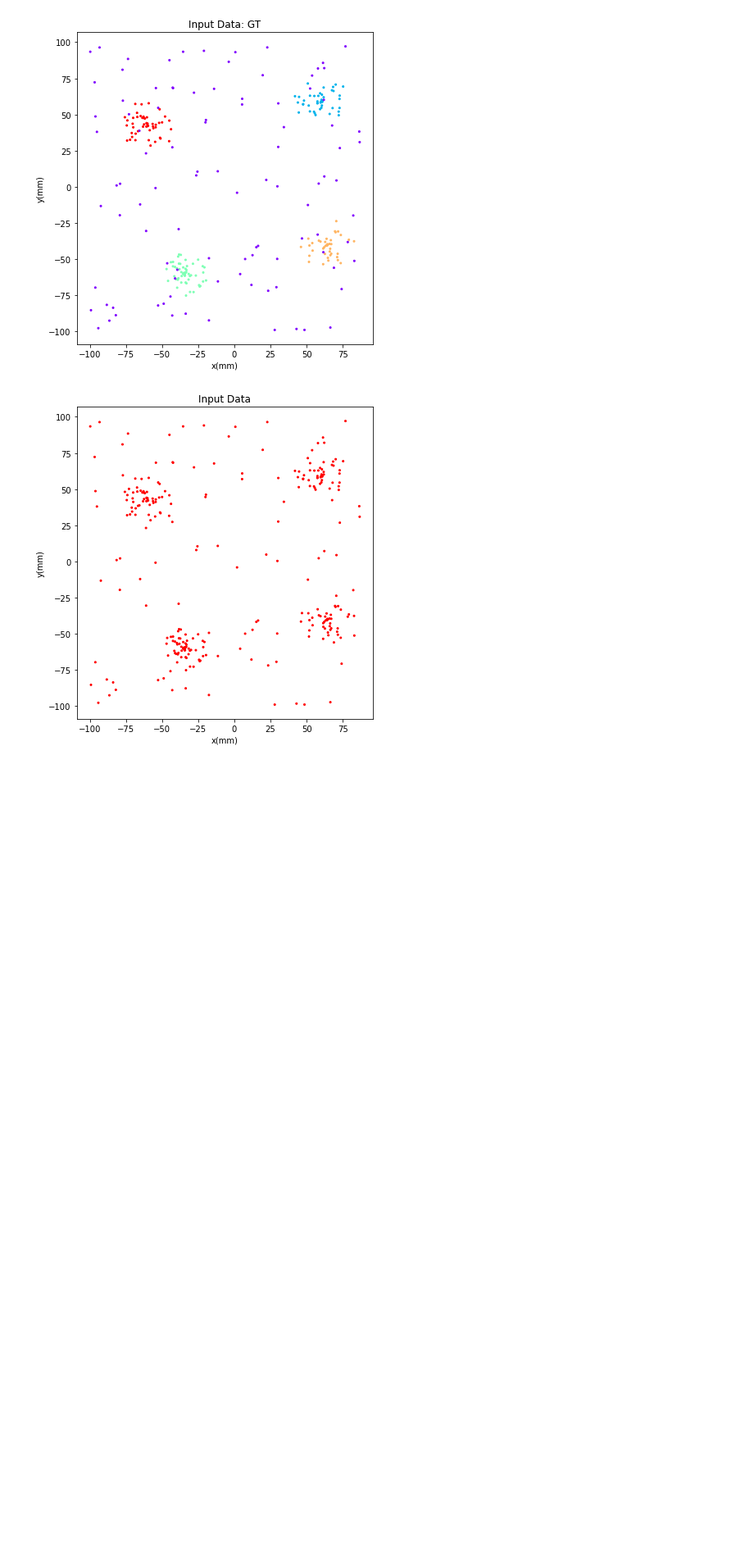
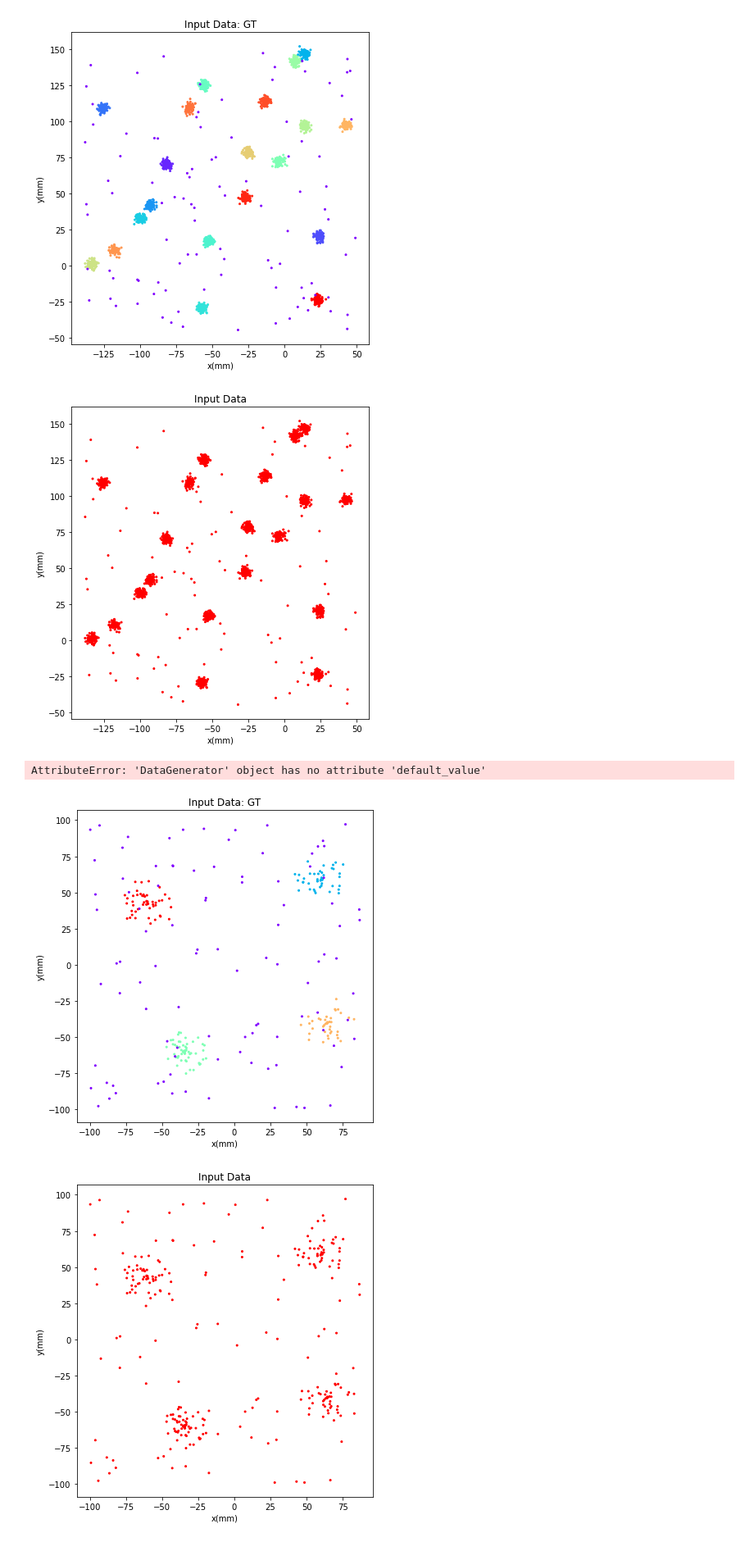
Before and after one commit to ElianaRenzo/pdm, a Jupyter notebook: My_codes/DataGenerator.ipynb, the cells around one changed output. Shown at 82% size. Drawn from its saved outputs; the diff is of its cells as text; code cells hidden in the pictures; blank space fills up the shorter version.

```diff
--- a/My_codes/DataGenerator.ipynb
+++ b/My_codes/DataGenerator.ipynb
@@ -138,3 +205,12 @@ datagen.plot()
+# %%
+datagen.plot_collected()
+# %% [output]
+[figure, added]
+[figure, added]
+# %%
+datagen.default_value
+# %% [output]
+AttributeError: 'DataGenerator' object has no attribute 'default_value'
 # %%
 def give_circle_points(rmin, rmax, n_points, center):
     # This function generates "n_points" uniform points inside a circle with center of "center",
```
Also changed, not shown: parts of 10 cells of this notebook, 2 other files.
